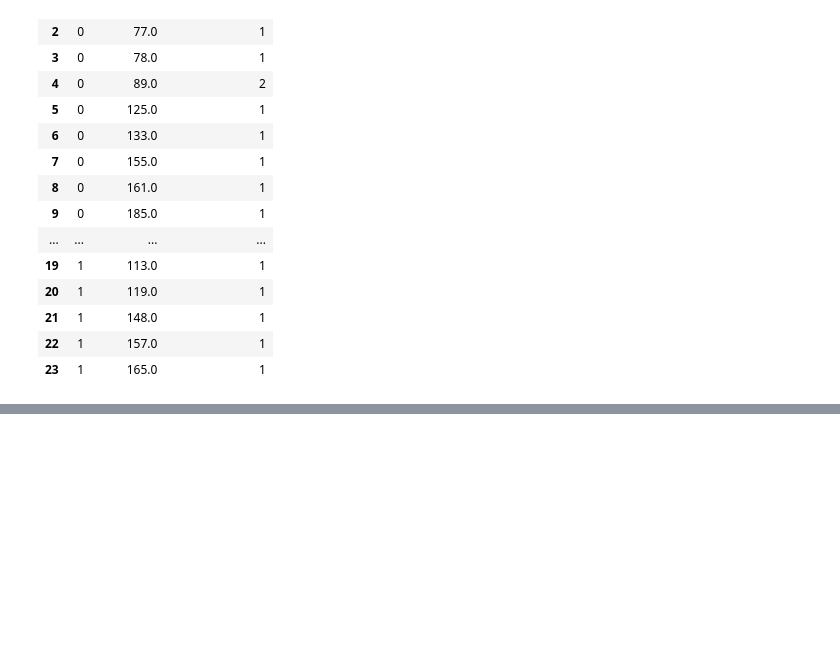
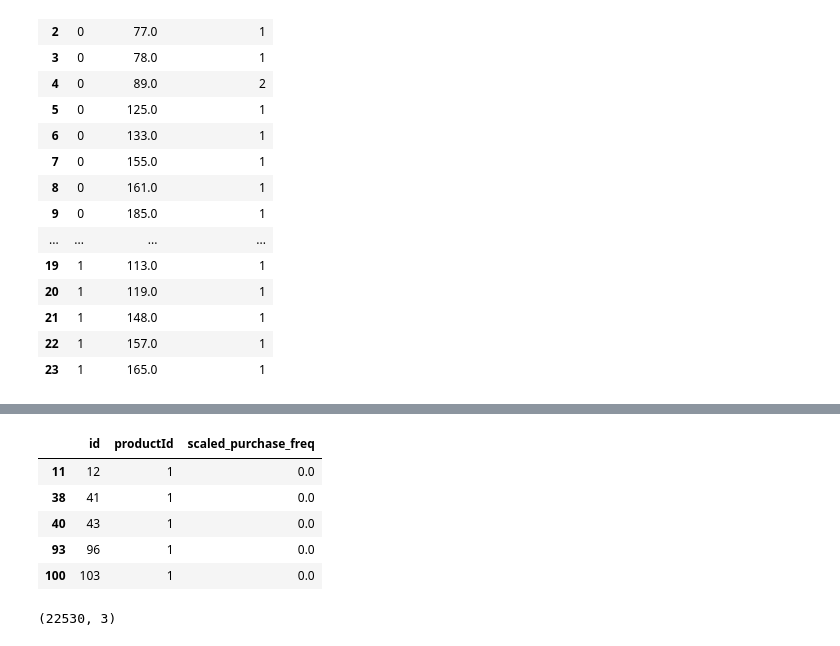
Before and after one commit to HassanSherwani/Predicting-customers-demand_API_Flask, a Jupyter notebook: Product_Freq.ipynb, the cells around one changed output, grey strips where cells are left out. Cells and saved outputs as stored; diff of their text form; code cells hidden in the pictures; blank space fills up the shorter version.

Commit message:
Pre-modeling_prep(DONE)

```diff
--- a/Product_Freq.ipynb
+++ b/Product_Freq.ipynb
@@ -110,0 +192,19 @@ pd.melt(transactions.head(2).set_index('id')['products'].apply(pd.Series).reset_
+# %%
+# create a table for input to the modeling
+
+d = df_matrix_norm.reset_index()
+d.index.names = ['scaled_purchase_freq']
+data_norm = pd.melt(d, id_vars=['id'], value_name='scaled_purchase_freq').dropna()
+# %%
+data_norm.head()
+# %% [output]
+|  | id | productId | scaled_purchase_freq |
+| 11 | 12 | 1 | 0.0 |
+| 38 | 41 | 1 | 0.0 |
+| 40 | 43 | 1 | 0.0 |
+| 93 | 96 | 1 | 0.0 |
+| 100 | 103 | 1 | 0.0 |
+# %%
+data_norm.shape
+# %% [output]
+(22530, 3)
```
Also changed, not shown: parts of 12 cells of this notebook.
